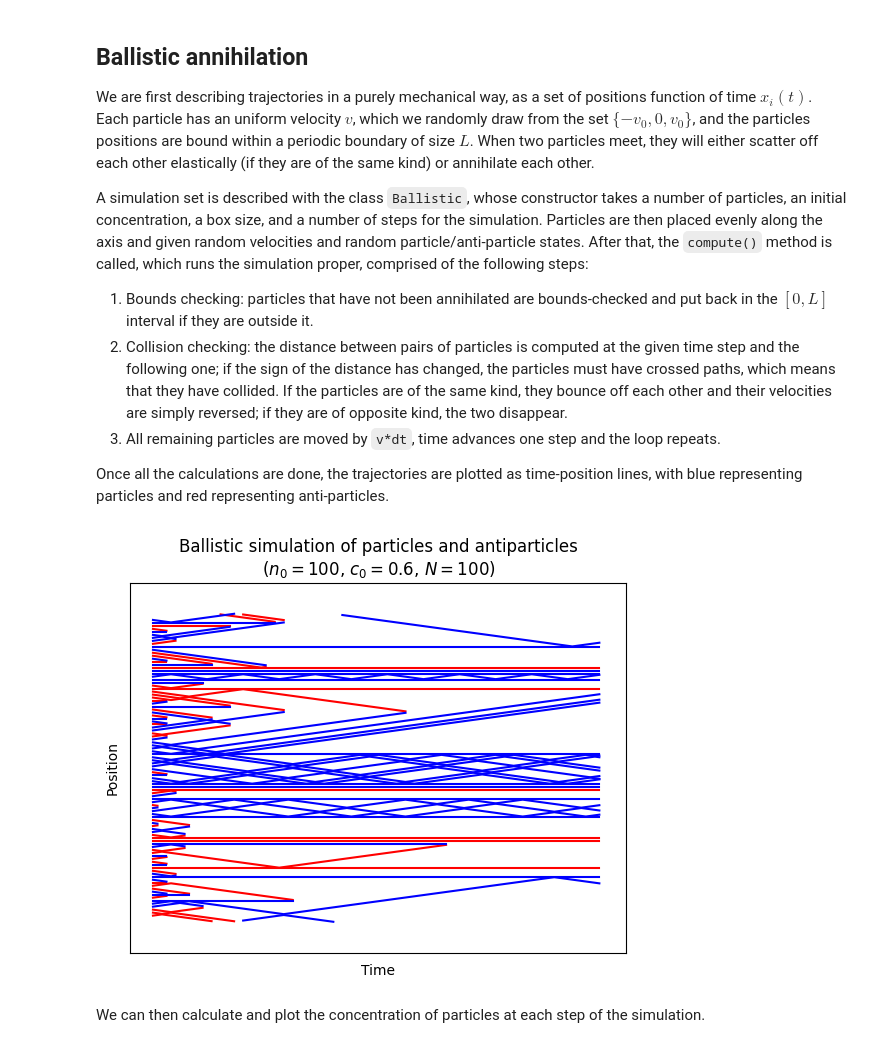
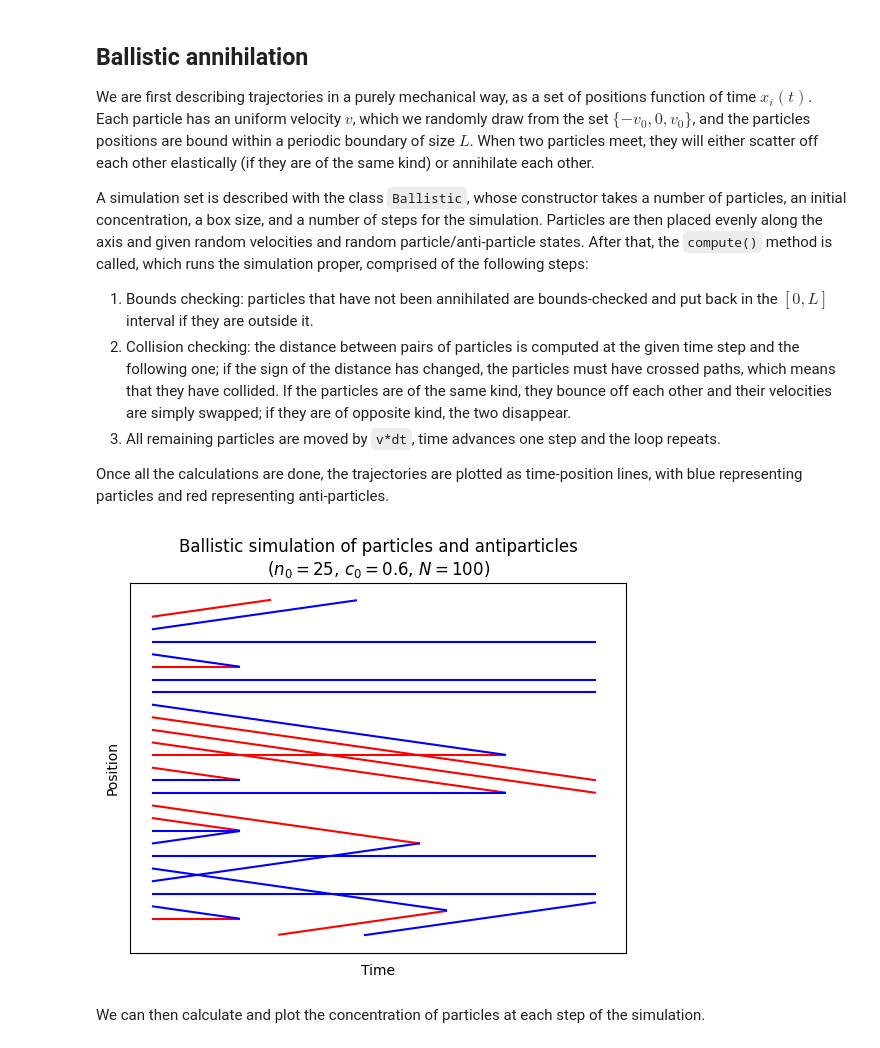
Before and after one commit to Epsylene/BrownianAnnihilation, a Jupyter notebook: ballistic.ipynb, the cells around one changed output. Saved outputs shown, nothing was run; the diff lists cells and outputs as text; code cells hidden in the pictures.

```diff
--- a/ballistic.ipynb
+++ b/ballistic.ipynb
@@ -9,15 +9,15 @@ We are first describing trajectories in a purely mechanical way, as a set of pos
 A simulation set is described with the class `Ballistic`, whose constructor takes a number of particles, an initial concentration, a box size, and a number of steps for the simulation. Particles are then placed evenly along the axis and given random velocities and random particle/anti-particle states. After that, the `compute()` method is called, which runs the simulation proper, comprised of the following steps:
 
 1. Bounds checking: particles that have not been annihilated are bounds-checked and put back in the $[0, L]$ interval if they are outside it.
-2. Collision checking: the distance between pairs of particles is computed at the given time step and the following one; if the sign of the distance has changed, the particles must have crossed paths, which means that they have collided. If the particles are of the same kind, they bounce off each other and their velocities are simply reversed; if they are of opposite kind, the two disappear.
+2. Collision checking: the distance between pairs of particles is computed at the given time step and the following one; if the sign of the distance has changed, the particles must have crossed paths, which means that they have collided. If the particles are of the same kind, they bounce off each other and their velocities are simply swapped; if they are of opposite kind, the two disappear.
 3. All remaining particles are moved by `v*dt`, time advances one step and the loop repeats.
 
 Once all the calculations are done, the trajectories are plotted as time-position lines, with blue representing particles and red representing anti-particles.
 # %%
-b = Ballistic(100, 0.6)
+b = Ballistic(25, 0.6)
 b.plot()
 # %% [output]
-[figure, old version]
+[figure, new version]
 # %% [markdown]
 We can then calculate and plot the concentration of particles at each step of the simulation.
 # %%
```
Also changed, not shown: parts of 7 cells of this notebook, 3 other files.
